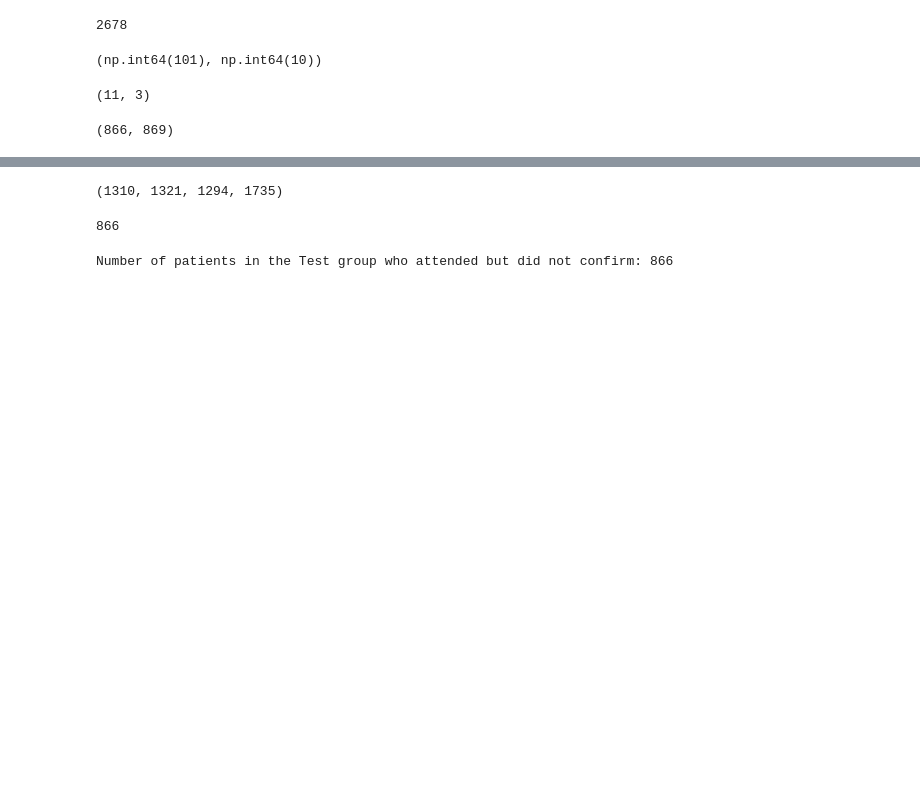
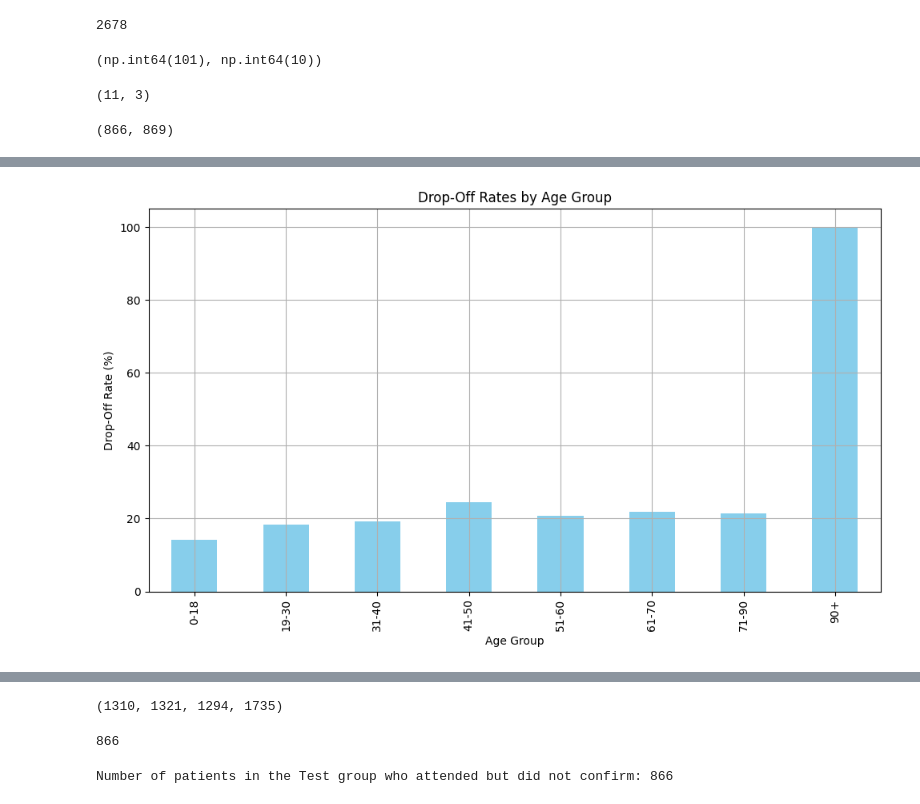
Before and after one commit to Ismat-Samadov/kyla_ProductAnalyst, a Jupyter notebook: EDA.ipynb, the cells around one changed output, grey strips where cells are left out. Saved outputs shown, nothing was run; the diff lists cells and outputs as text; code cells hidden in the pictures; blank space fills up the shorter version.

```diff
--- a/EDA.ipynb
+++ b/EDA.ipynb
@@ -131,0 +258,21 @@ test_attended, control_attended
+# %%
+
+# Segment patients by age group
+merged_data['age_group'] = pd.cut(merged_data['age'], bins=[0, 18, 30, 40, 50, 60, 70, 90, 120], labels=['0-18', '19-30', '31-40', '41-50', '51-60', '61-70', '71-90', '90+'])
+
+# Calculate drop-off rates by age group
+drop_off_by_age = merged_data[merged_data['appointment_status'] != 'Attended'].groupby('age_group')['patient_id'].nunique()
+total_patients_by_age = merged_data.groupby('age_group')['patient_id'].nunique()
+drop_off_rate_by_age = (drop_off_by_age / total_patients_by_age) * 100
+
+# Visualize drop-off rates by age group
+plt.figure(figsize=(10, 6))
+drop_off_rate_by_age.plot(kind='bar', color='skyblue')
+plt.title('Drop-Off Rates by Age Group')
+plt.xlabel('Age Group')
+plt.ylabel('Drop-Off Rate (%)')
+plt.grid(True)
+plt.tight_layout()
+plt.show()
+# %% [output]
+[figure, added]
```
Also changed, not shown: parts of 14 cells of this notebook.
